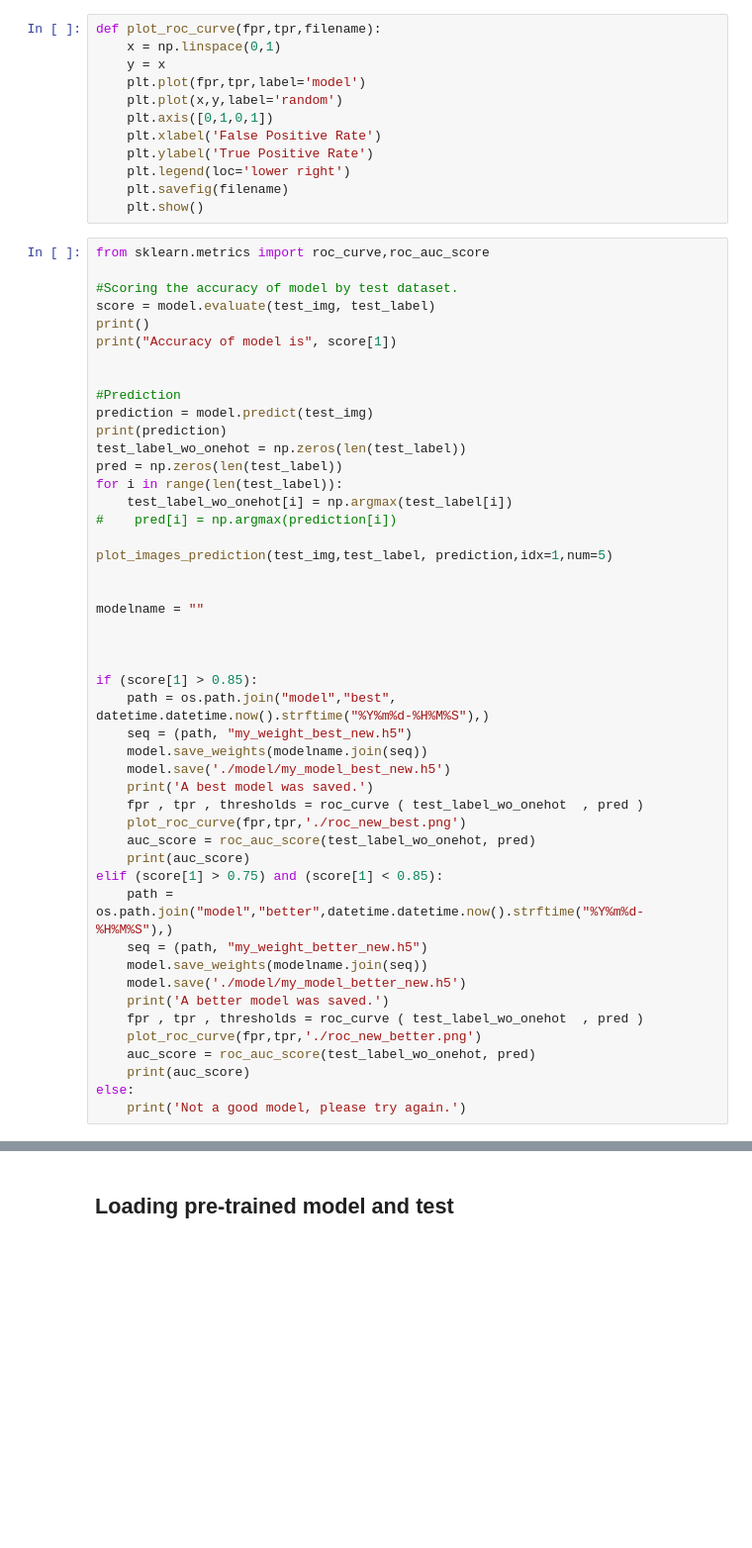
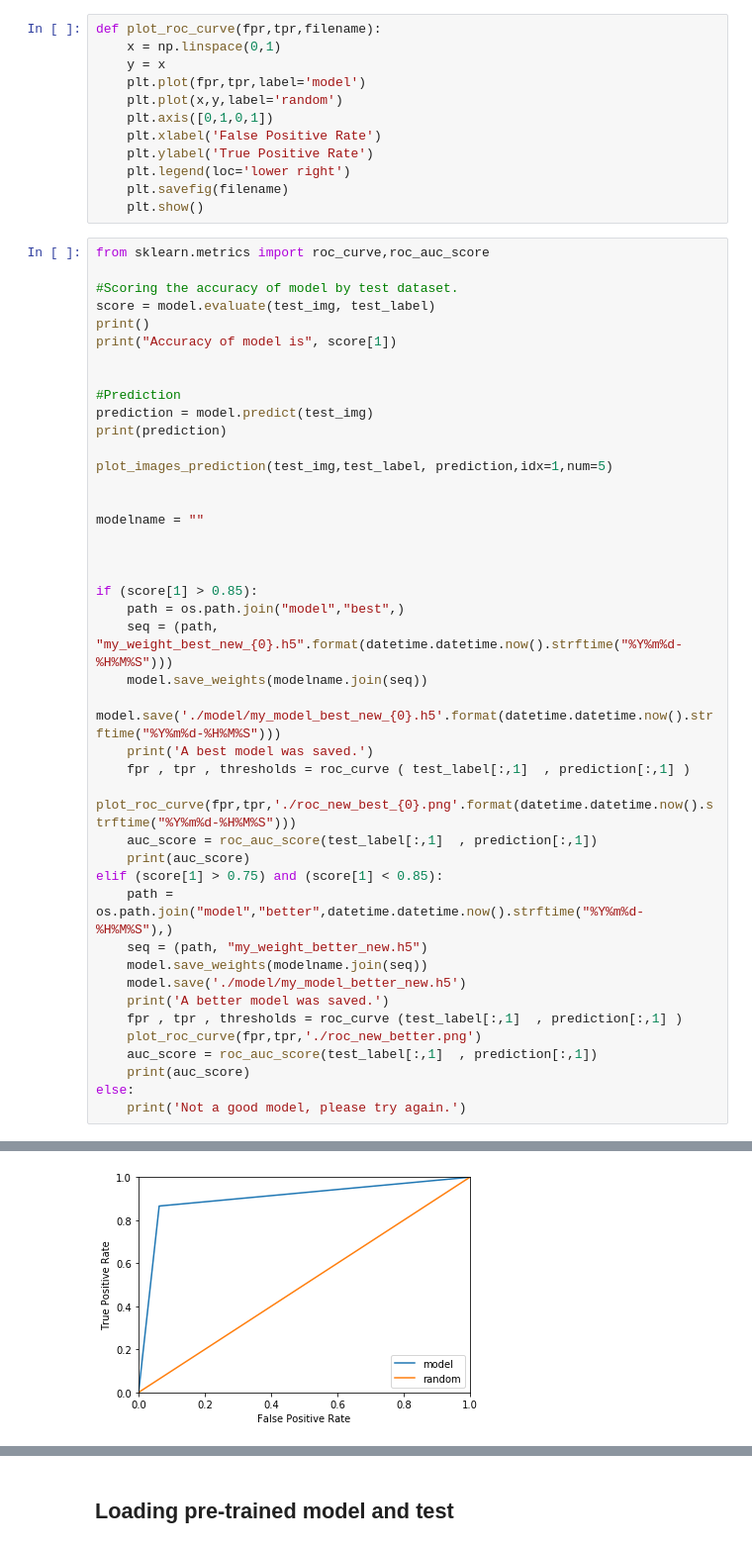
Before and after one commit to davidho27941/Top-tagging-keras, a Jupyter notebook: ResNet-50_tf_keras.ipynb, the cells around one changed output, grey strips where cells are left out. Shown at 99% size. Cells and saved outputs as stored; diff of their text form; blank space fills up the shorter version.

```diff
--- a/ResNet-50_tf_keras.ipynb
+++ b/ResNet-50_tf_keras.ipynb
@@ -317,11 +318,6 @@ print("Accuracy of model is", score[1])
 #Prediction
 prediction = model.predict(test_img)
 print(prediction)
-test_label_wo_onehot = np.zeros(len(test_label))
-pred = np.zeros(len(test_label))
-for i in range(len(test_label)):
-    test_label_wo_onehot[i] = np.argmax(test_label[i])
-#    pred[i] = np.argmax(prediction[i])
 
 plot_images_prediction(test_img,test_label, prediction,idx=1,num=5)
 
@@ -331,14 +327,14 @@ modelname = ""
 
 
 if (score[1] > 0.85):
-    path = os.path.join("model","best", datetime.datetime.now().strftime("%Y%m%d-%H%M%S"),)
-    seq = (path, "my_weight_best_new.h5")
+    path = os.path.join("model","best",)
+    seq = (path, "my_weight_best_new_{0}.h5".format(datetime.datetime.now().strftime("%Y%m%d-%H%M%S")))
     model.save_weights(modelname.join(seq))
-    model.save('./model/my_model_best_new.h5')
+    model.save('./model/my_model_best_new_{0}.h5'.format(datetime.datetime.now().strftime("%Y%m%d-%H%M%S")))
     print('A best model was saved.')
-    fpr , tpr , thresholds = roc_curve ( test_label_wo_onehot  , pred )
-    plot_roc_curve(fpr,tpr,'./roc_new_best.png')
-    auc_score = roc_auc_score(test_label_wo_onehot, pred)
+    fpr , tpr , thresholds = roc_curve ( test_label[:,1]  , prediction[:,1] )
+    plot_roc_curve(fpr,tpr,'./roc_new_best_{0}.png'.format(datetime.datetime.now().strftime("%Y%m%d-%H%M%S")))
+    auc_score = roc_auc_score(test_label[:,1]  , prediction[:,1])
     print(auc_score)
 elif (score[1] > 0.75) and (score[1] < 0.85):
     path = os.path.join("model","better",datetime.datetime.now().strftime("%Y%m%d-%H%M%S"),)
@@ -346,9 +342,9 @@ elif (score[1] > 0.75) and (score[1] < 0.85):
     model.save_weights(modelname.join(seq))
     model.save('./model/my_model_better_new.h5')
     print('A better model was saved.')
-    fpr , tpr , thresholds = roc_curve ( test_label_wo_onehot  , pred )
+    fpr , tpr , thresholds = roc_curve (test_label[:,1]  , prediction[:,1] )
     plot_roc_curve(fpr,tpr,'./roc_new_better.png')
-    auc_score = roc_auc_score(test_label_wo_onehot, pred)
+    auc_score = roc_auc_score(test_label[:,1]  , prediction[:,1])
     print(auc_score)
 else:
     print('Not a good model, please try again.')
@@ -372,0 +369 @@ Not a good model, please try again.
+[figure, added]
```
Also changed, not shown: parts of 11 cells of this notebook.
